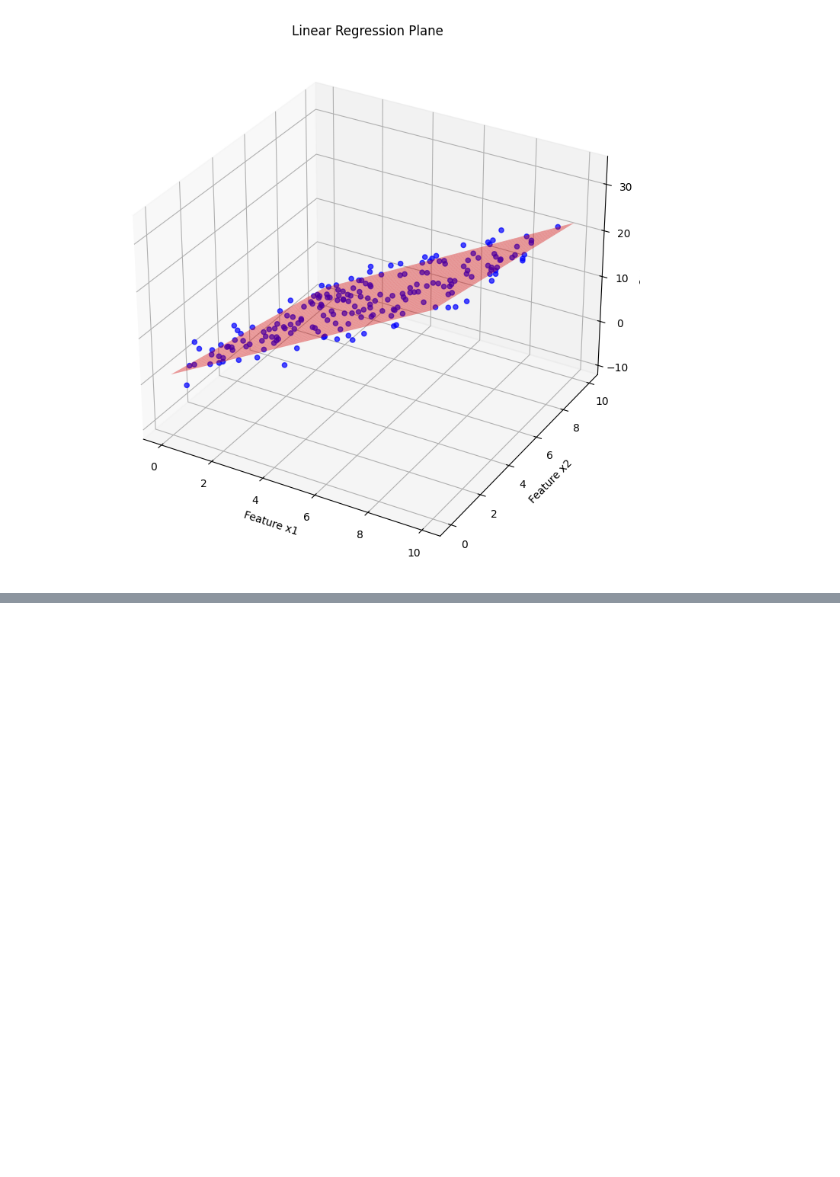
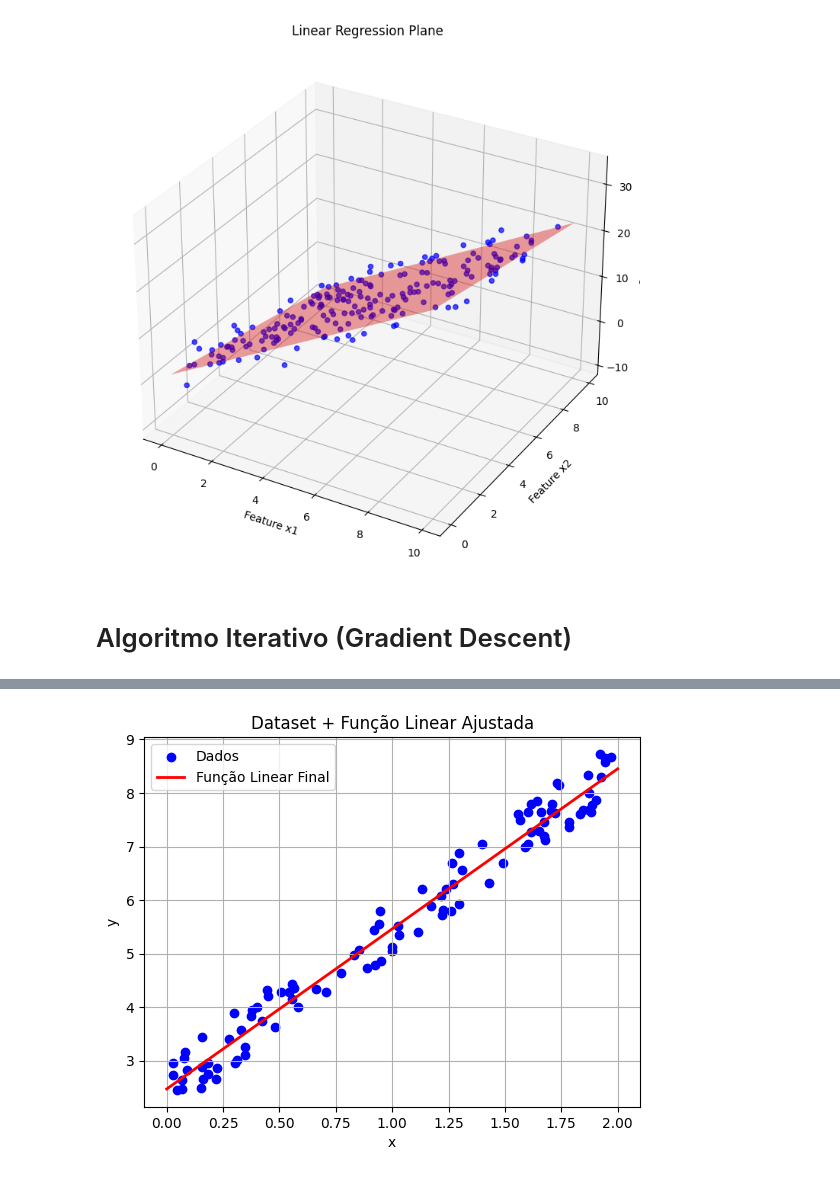
Before and after one commit to BruRangel/The-Linear-Model, a Jupyter notebook: linear_regression.ipynb, the cells around one changed output, grey strips where cells are left out. Saved outputs shown, nothing was run; the diff lists cells and outputs as text; code cells hidden in the pictures; blank space fills up the shorter version.

```diff
--- a/linear_regression.ipynb
+++ b/linear_regression.ipynb
@@ -170,3 +170,68 @@ ax.set_title('Linear Regression Plane')
 plt.show()
 # %% [output]
 [figure]
+# %% [markdown]
+# Algoritmo Iterativo (Gradient Descent)
+# %%
+np.random.seed(34)
+x = 2 * np.random.rand(100, 1)
+# Reta real é y = 3x + 2 + ruído
+y = 3 * x + 2 + np.random.rand(100, 1)
+
+# Adiciona a coluna de 1s para o bias (intercepto)
+x_b = np.c_[np.ones((100, 1)), x]
+# Inicializa os pesos aleatoriamente
+w = np.random.randn(2, 1)
+
+def mse_loss(x, y ,w):
+  n = len(y)
+  y_pred = x.dot(w)
+  # CORREÇÃO 2: Implementação correta do MSE (média dos erros ao quadrado)
+  loss = (1/n) * np.sum((y_pred - y)**2)
+  return loss
+
+def gradient_descendent(x, y, w, alpha=0.1, n_iters=1000): # n_iters reduzido para 1000 para ser mais rápido
+  n = len(y)
+  losses = []
+  for i in range(n_iters):
+    y_pred = x.dot(w)
+    # Gradiente do MSE (1/n * X^T * (Y_pred - Y))
+    grad = (1/n) * x.T.dot(y_pred - y)
+    # Atualiza os pesos
+    w = w - alpha * grad
+
+    # Calcula e armazena a perda
+    loss = mse_loss(x, y, w)
+    losses.append(loss)
+
+    if i % 100 == 0:
+      print(f"Iter {i}: loss={loss:.4f}, w={w.ravel()}")
+
+
+  return w, losses
+
+# ================================
+# 5. Rodar o treinamento
+# ================================
+# n_iters ajustado para 1000
+w_final, losses = gradient_descendent(x_b, y, w, alpha=0.1, n_iters=1000)
+
+print("\nPesos finais (bias, slope):", w_final.ravel())
+
+# ================================
+# Plotagem
+# ================================
+plt.scatter(x, y, color='blue', label="Dados")
+x_line = np.array([0, 2])
+
+#y = w[0] (bias) + x * w[1] (slope)
+y_pred_line = w_final[0] + x_line * w_final[1]
+
+plt.plot(x_line, y_pred_line, color='red', linewidth=2, label="Função Linear Final")
+plt.xlabel("x")
+plt.ylabel("y")
+plt.title("Dataset + Função Linear Ajustada")
+plt.legend()
+plt.grid(True)
+plt.show()
+# %% [output]
@@ -172,0 +250 @@ plt.show()
+[figure, added]
```
Also changed, not shown: parts of 1 cell of this notebook.
